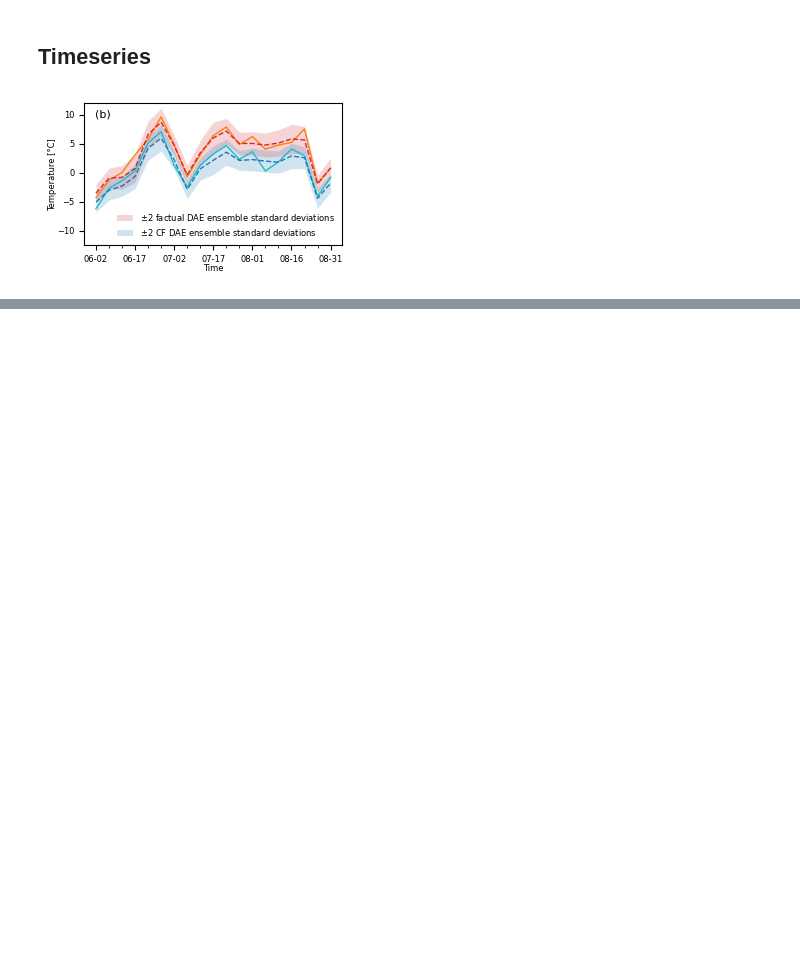
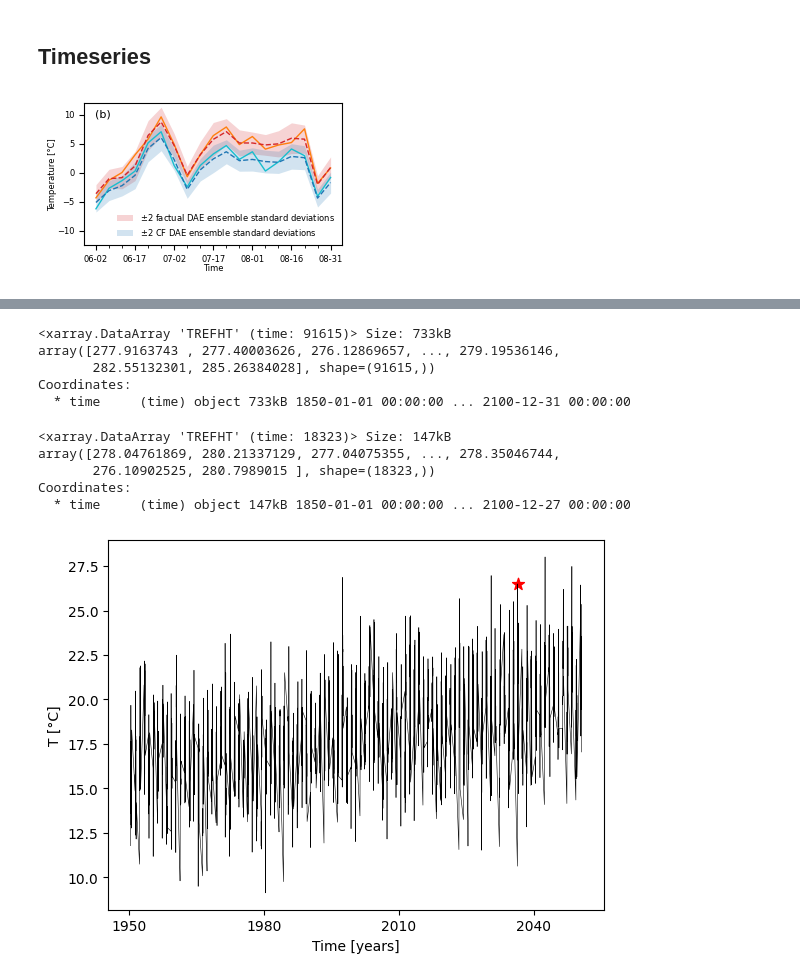
Before and after one commit to Motte12/Towards-a-distributional-autoencoder-for-climate-counterfactuals, a Jupyter notebook: src/analysis/extended_abstract_figure.ipynb, the cells around one changed output, grey strips where cells are left out. Drawn from its saved outputs; the diff is of its cells as text; code cells hidden in the pictures; blank space fills up the shorter version.

```diff
--- a/src/analysis/extended_abstract_figure.ipynb
+++ b/src/analysis/extended_abstract_figure.ipynb
@@ -384,0 +1575,6 @@ dae_ens_ger_1300: (1, 100)
+# %%
+# indices of maximum absolute temperatures
+#idx_abs = np.load("yearly_absolute_max_indices_ger.npy")
+import xarray as xr
+ds_1300 = xr.open_dataset("/work2/fl53wumy-llaae_ws_new/fl53wumy-dpa_data/fl53wumy-llaae_data_new_22092025-1763346001/fl53wumy-llaae_data_new-1758244802/fl53wumy-llaae_data_new-1748049607/dpa_input_data/eth_test_trefht_data/TREFHT_day_b.e212.BHISTcmip6andSSP370cmip6.f09_g17.1300.nc")
+ds_1300
@@ -384,0 +1599,30 @@ dae_ens_ger_1300: (1, 100)
+# %%
+trefht_1300_abs = ut.get_ger_1d_data(ds_1300.TREFHT)
+trefht_1300_abs
+# %% [output]
+<xarray.DataArray 'TREFHT' (time: 91615)> Size: 733kB
+array([277.9163743 , 277.40003626, 276.12869657, ..., 279.19536146,
+       282.55132301, 285.26384028], shape=(91615,))
+Coordinates:
+  * time     (time) object 733kB 1850-01-01 00:00:00 ... 2100-12-31 00:00:00
+# %%
+# compute 5 day windows and compute mean
+ds_5day = trefht_1300_abs.resample(time="5D", label="left").mean()
+print(ds_5day)
+ds_5day = ds_5day.assign_coords(time=ds_5day.time + pd.Timedelta(days=2, hours=12))
+ds_5day_jja = ds_5day.sel(time=ds_5day.time.dt.month.isin([6, 7, 8]))
+# %% [output]
+<xarray.DataArray 'TREFHT' (time: 18323)> Size: 147kB
+array([278.04761869, 280.21337129, 277.04075355, ..., 278.35046744,
+       276.10902525, 280.7989015 ], shape=(18323,))
+Coordinates:
+  * time     (time) object 147kB 1850-01-01 00:00:00 ... 2100-12-27 00:00:00
+# %%
+ds_5day_jja_celsius = ds_5day_jja.sel(time=slice("1950","2050"))-273.15
+ds_5day_jja_celsius.plot(color='k', linestyle='-', linewidth=0.4)
+plt.scatter(ds_5day_jja_celsius.sel(time="2036-06-27").time.values, ds_5day_jja_celsius.sel(time="2036-06-27").values, marker='*', s=80, color='red')
+plt.ylabel("T [°C]")
+plt.xlabel("Time [years]")
+plt.savefig("GER_T_ts_absolute.pdf")
+# %% [output]
+[figure, added]
```
Also changed, not shown: parts of 13 cells of this notebook, 2 other files.
